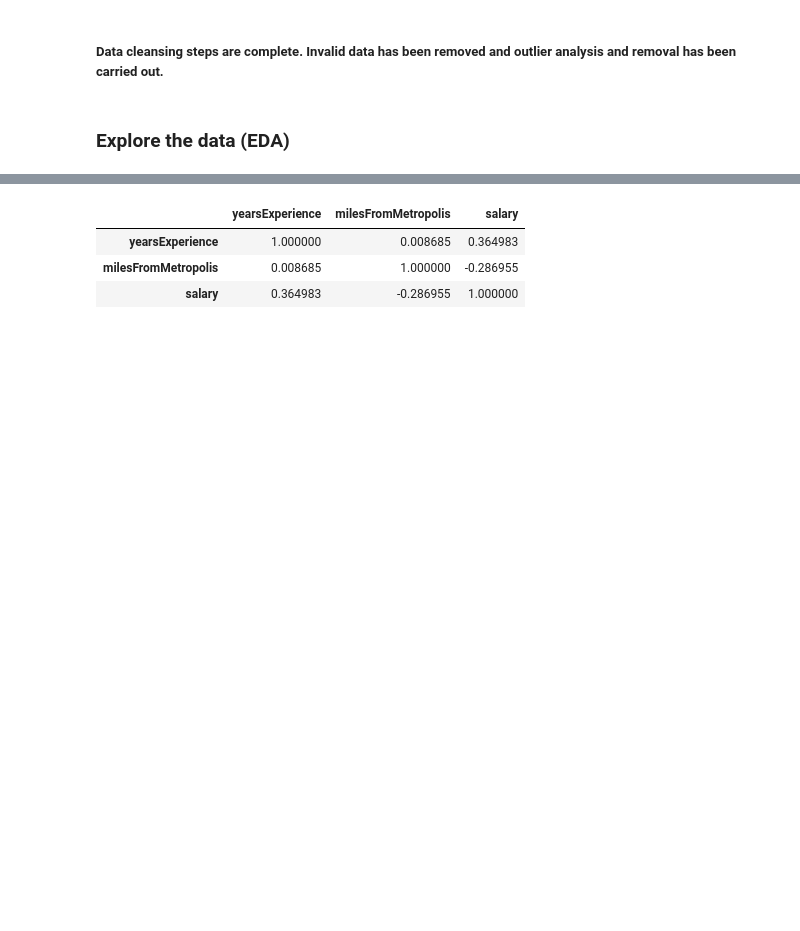
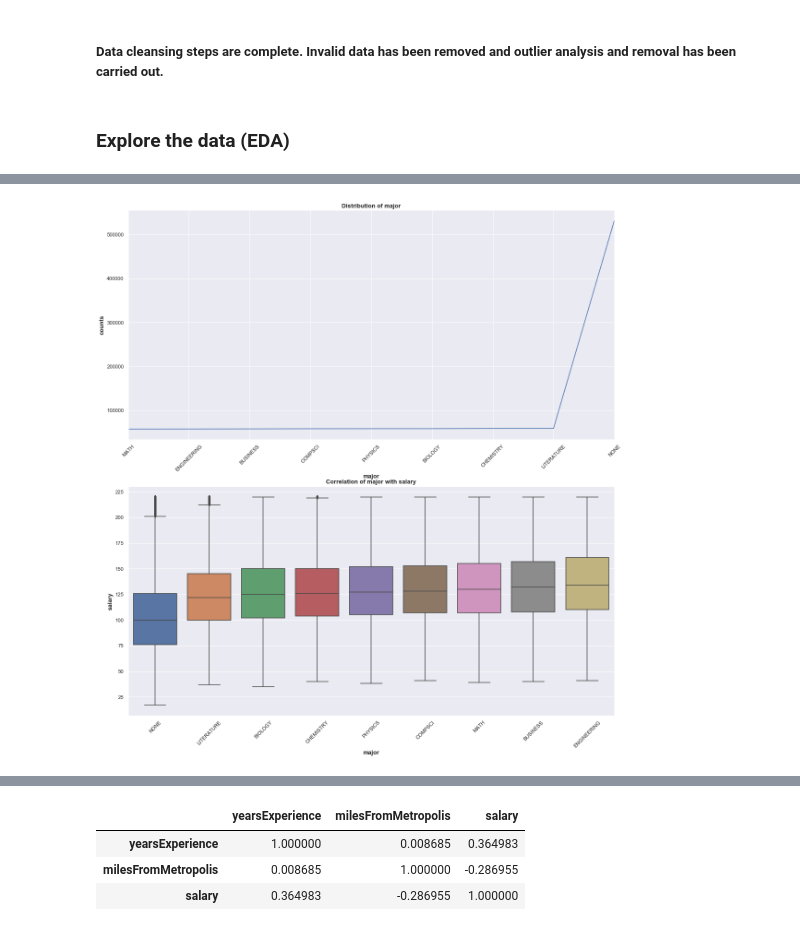
Before and after one commit to ross-macdonald-rm/salarypredictionportfolio, a Jupyter notebook: Salary Prediction Project.ipynb, the cells around one changed output, grey strips where cells are left out. Drawn from its saved outputs; the diff is of its cells as text; code cells hidden in the pictures; blank space fills up the shorter version.

```diff
--- a/Salary Prediction Project.ipynb
+++ b/Salary Prediction Project.ipynb
@@ -358,0 +374,4 @@ plot_feature(train_df,'jobType','salary')
+# %%
+plot_feature(train_df,'major','salary')
+# %% [output]
+[figure, added]
```
Also changed, not shown: parts of 10 cells of this notebook.
